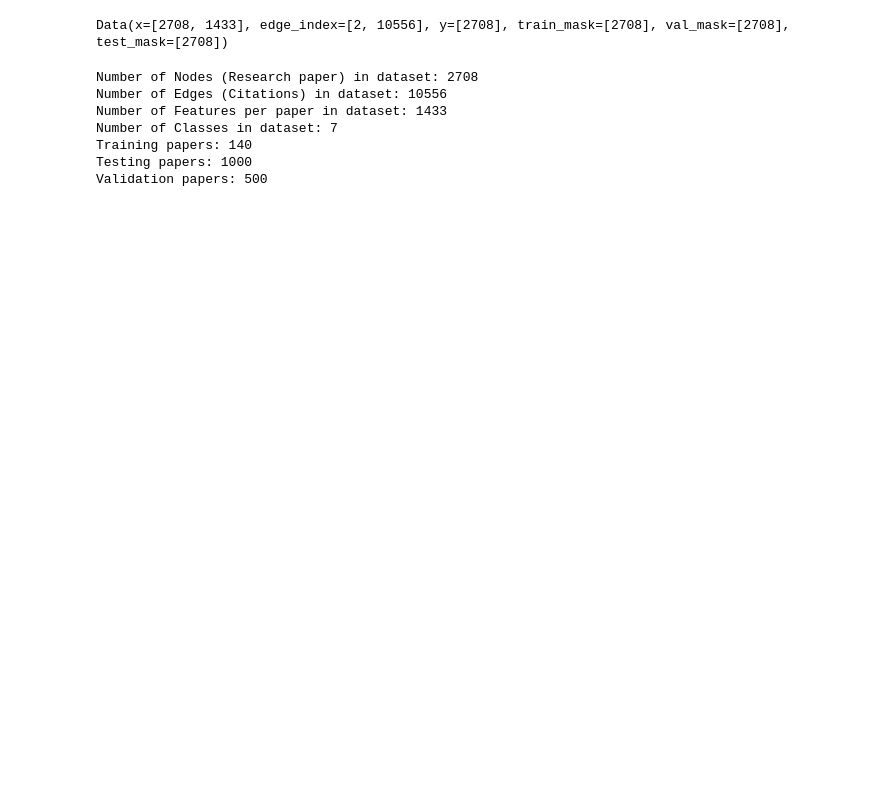
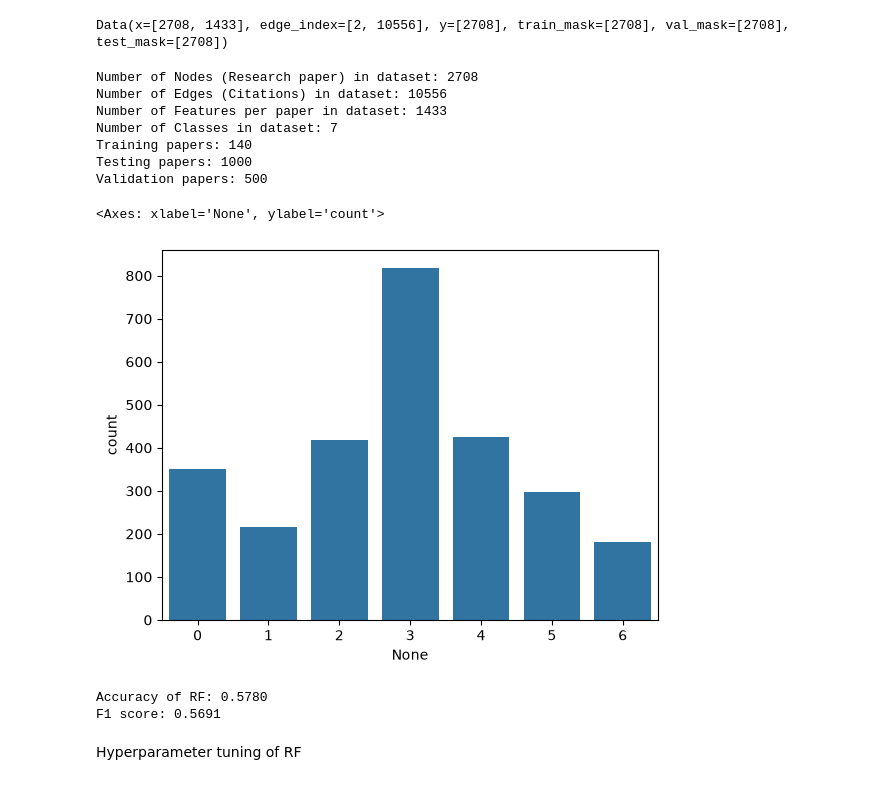
Before and after one commit to Viraj-Kumar-Sahu/GNN, a Jupyter notebook: cora_citation_network_classfication.ipynb, the cells around one changed output. Cells and saved outputs as stored; diff of their text form; code cells hidden in the pictures; blank space fills up the shorter version.

Commit message:
refactor: update notebook execution counts and add data visualization cells

```diff
--- a/cora_citation_network_classfication.ipynb
+++ b/cora_citation_network_classfication.ipynb
@@ -28,3 +28,10 @@ Number of Classes in dataset: 7
 Training papers: 140
 Testing papers: 1000
 Validation papers: 500
+# %%
+topic_counts = pd.Series(data.y.numpy()).value_counts().sort_index()
+# %%
+sns.barplot(x=topic_counts.index, y=topic_counts)
+# %% [output]
+<Axes: xlabel='None', ylabel='count'>
+[figure, added]
@@ -30,0 +69,10 @@ Validation papers: 500
+# %%
+from sklearn.metrics import accuracy_score, f1_score, confusion_matrix
+
+print(f"Accuracy of RF: {accuracy_score(y_test,rf_predictions):.4f}")
+print(f"F1 score: {f1_score(y_test,rf_predictions,average="macro"):.4f}")
+# %% [output]
+Accuracy of RF: 0.5780
+F1 score: 0.5691
+# %% [markdown]
+Hyperparameter tuning of RF
```
Also changed, not shown: parts of 9 cells of this notebook.
